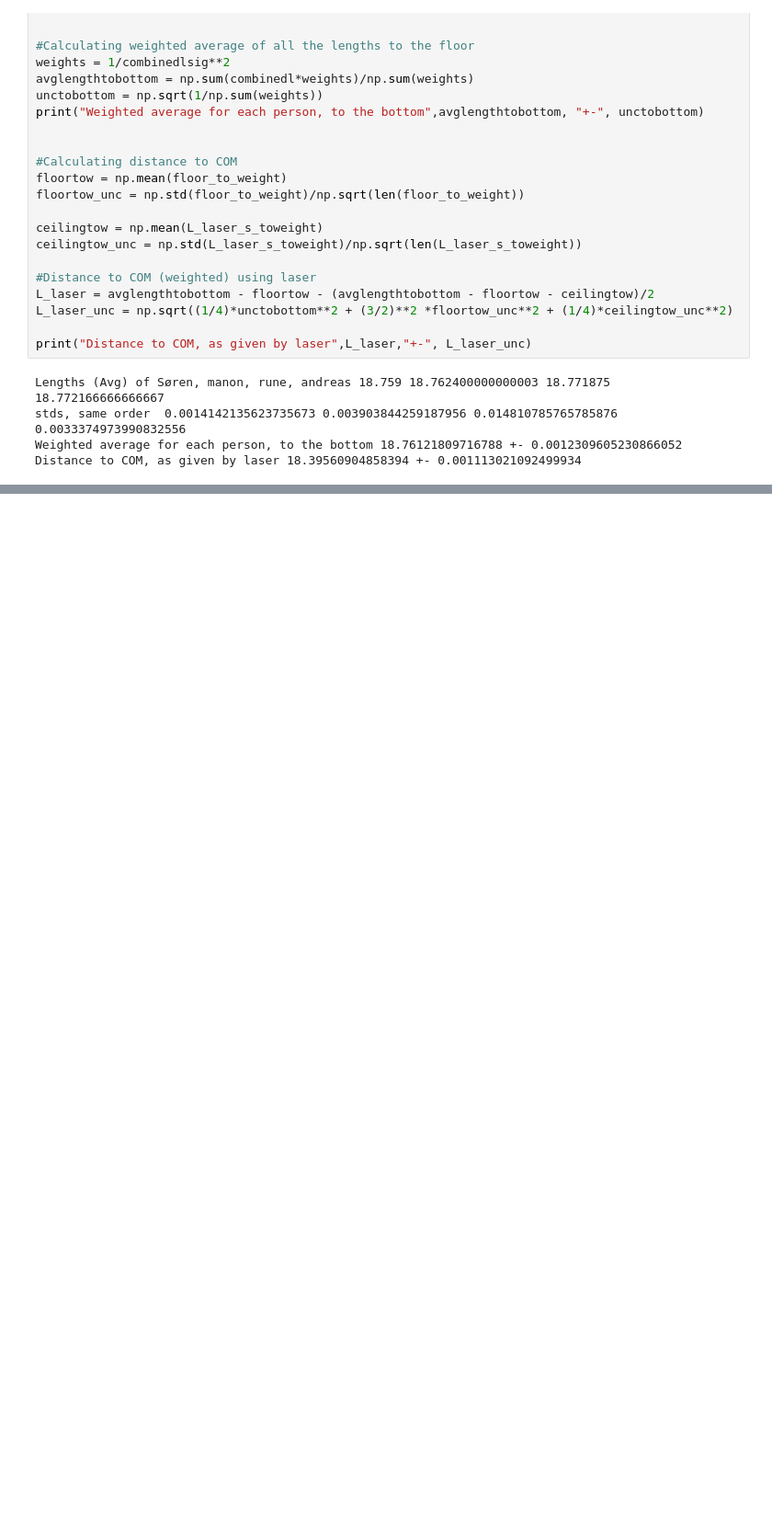
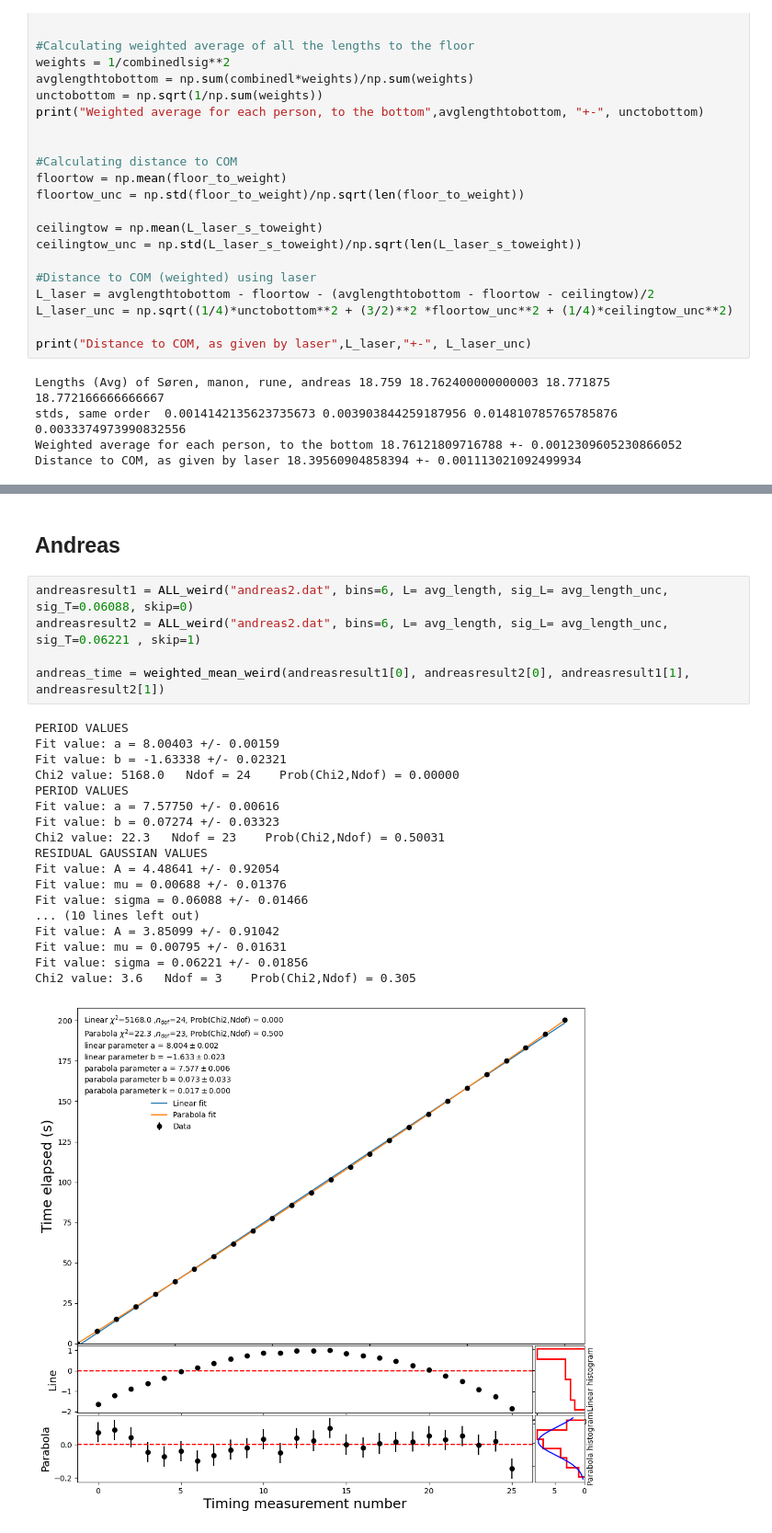
Before and after one commit to RuneEkman/AppStat-project, a Jupyter notebook: projectcode-Copy1.ipynb, the cells around one changed output, grey strips where cells are left out. Shown at 92% size. Drawn from its saved outputs; the diff is of its cells as text; blank space fills up the shorter version.

```diff
--- a/projectcode-Copy1.ipynb
+++ b/projectcode-Copy1.ipynb
@@ -523,0 +578,26 @@ Chi2 value: 0.1   Ndof = 2    Prob(Chi2,Ndof) = 0.947
+# %% [markdown]
+## Andreas
+# %%
+andreasresult1 = ALL_weird("andreas2.dat", bins=6, L= avg_length, sig_L= avg_length_unc, sig_T=0.06088, skip=0)
+andreasresult2 = ALL_weird("andreas2.dat", bins=6, L= avg_length, sig_L= avg_length_unc, sig_T=0.06221 , skip=1)
+
+andreas_time = weighted_mean_weird(andreasresult1[0], andreasresult2[0], andreasresult1[1], andreasresult2[1])
+# %% [output]
+PERIOD VALUES
+Fit value: a = 8.00403 +/- 0.00159
+Fit value: b = -1.63338 +/- 0.02321
+Chi2 value: 5168.0   Ndof = 24    Prob(Chi2,Ndof) = 0.00000
+PERIOD VALUES
+Fit value: a = 7.57750 +/- 0.00616
+Fit value: b = 0.07274 +/- 0.03323
+Chi2 value: 22.3   Ndof = 23    Prob(Chi2,Ndof) = 0.50031
+RESIDUAL GAUSSIAN VALUES
+Fit value: A = 4.48641 +/- 0.92054
+Fit value: mu = 0.00688 +/- 0.01376
+Fit value: sigma = 0.06088 +/- 0.01466
+... (10 lines left out)
+Fit value: A = 3.85099 +/- 0.91042
+Fit value: mu = 0.00795 +/- 0.01631
+Fit value: sigma = 0.06221 +/- 0.01856
+Chi2 value: 3.6   Ndof = 3    Prob(Chi2,Ndof) = 0.305
+[figure, added]
```
Also changed, not shown: parts of 27 cells of this notebook, 1 other file.
